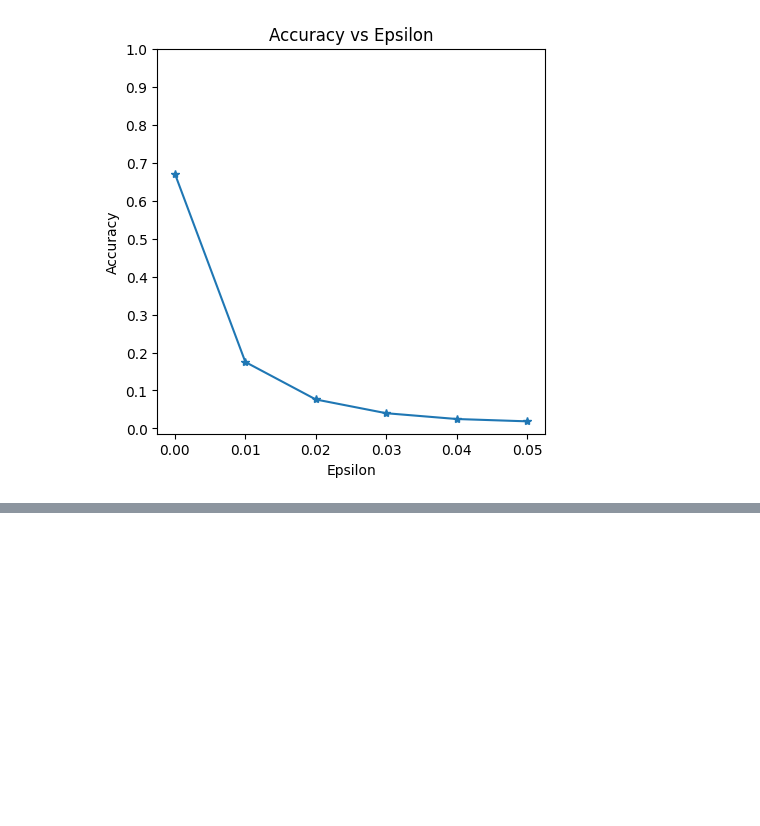
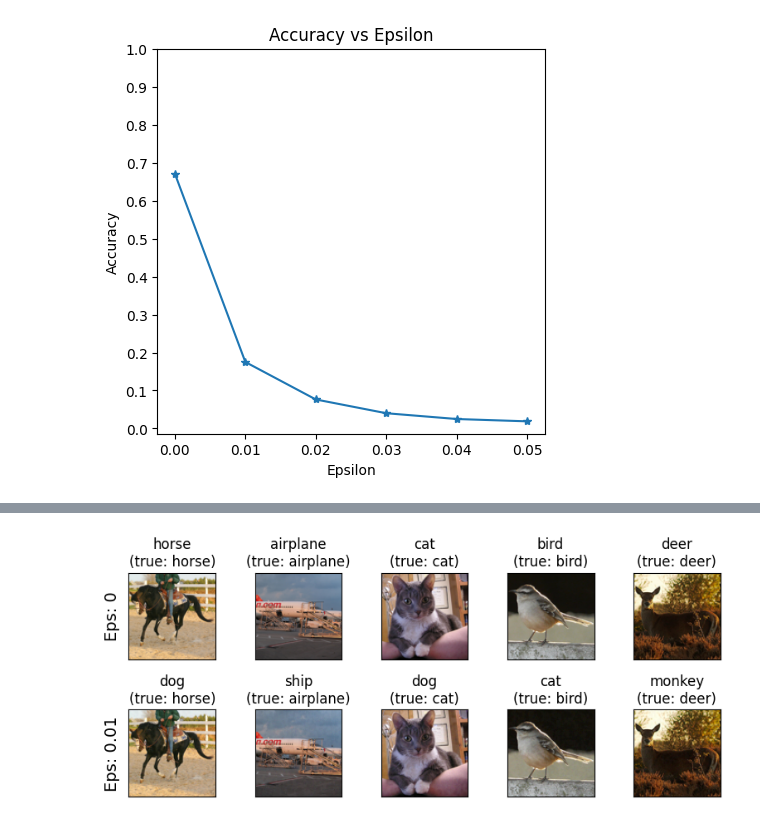
Before and after one commit to achen353/MorphCLR, a Jupyter notebook: feature_eval/adversarial_example_evaluator.ipynb, the cells around one changed output, grey strips where cells are left out. Saved outputs shown, nothing was run; the diff lists cells and outputs as text; code cells hidden in the pictures; blank space fills up the shorter version.

Commit message:
Fixed labels of adversarial examples

```diff
--- a/feature_eval/adversarial_example_evaluator.ipynb
+++ b/feature_eval/adversarial_example_evaluator.ipynb
@@ -296,0 +297,18 @@ plt.show()
+# %%
+cnt = 0
+plt.figure(figsize=(8, 10))
+for i in range(2):
+    for j in range(len(adv_examples[i])):
+        cnt += 1
+        plt.subplot(len(adv_epsilons), len(adv_examples[0]), cnt)
+        plt.xticks([], [])
+        plt.yticks([], [])
+        if j == 0:
+            plt.ylabel("Eps: {}".format(adv_epsilons[i]), fontsize=14)
+        orig, adv, ex = adv_examples[i][j]
+        plt.title("{}\n(true: {})".format(classes[adv], classes[orig]))
+        plt.imshow(ex.transpose(1, 2, 0))
+plt.tight_layout()
+plt.show()
+# %% [output]
+[figure, added]
```
Also changed, not shown: parts of 1 cell of this notebook, 2 other files.
